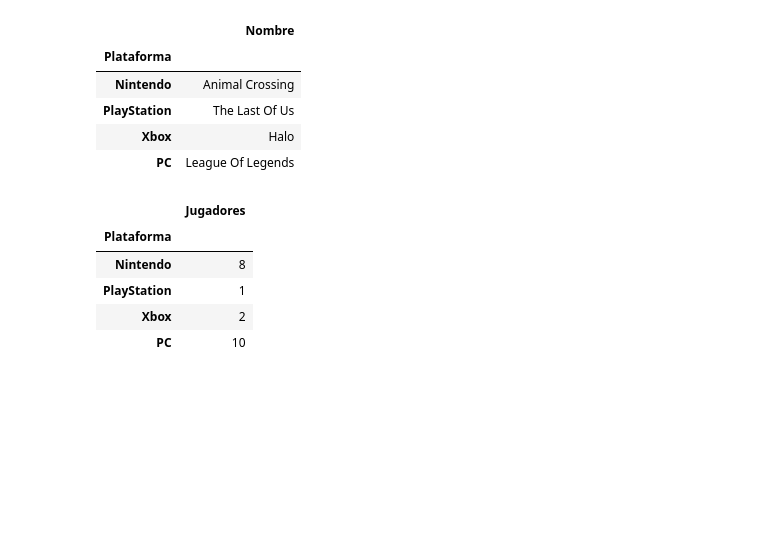
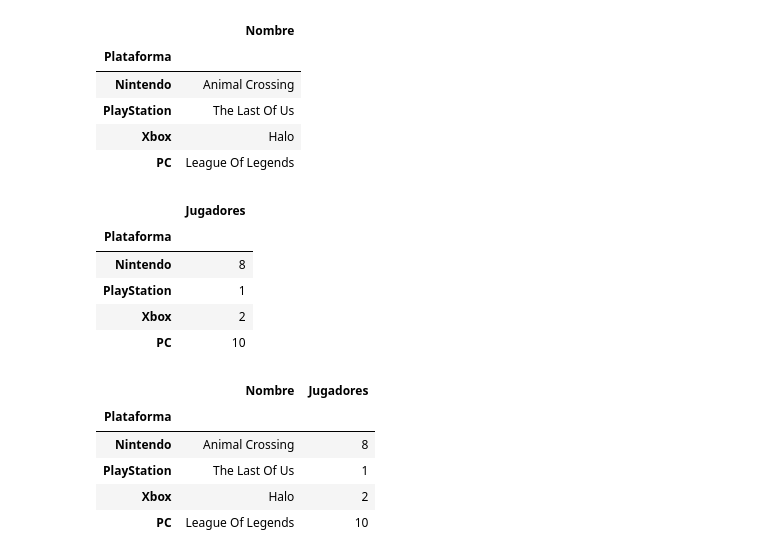
Before and after one commit to AlanDeltax/repositorio-prueba, a Jupyter notebook: PruebasPandas.ipynb, the cells around one changed output. Saved outputs shown, nothing was run; the diff lists cells and outputs as text; code cells hidden in the pictures; blank space fills up the shorter version.

```diff
--- a/PruebasPandas.ipynb
+++ b/PruebasPandas.ipynb
@@ -333,4 +333,13 @@ Juegos2
 | Xbox | 2 |
 | PC | 10 |
 # %%
-Juegos = pd.concat([Juegos1, Juegos2]), axis=1
+Juegos = pd.concat([Juegos1, Juegos2], axis=1)
+# %%
+Juegos
+# %% [output]
+|  | Nombre | Jugadores |
+| Plataforma |  |  |
+| Nintendo | Animal Crossing | 8 |
+| PlayStation | The Last Of Us | 1 |
+| Xbox | Halo | 2 |
+| PC | League Of Legends | 10 |
```
Also changed, not shown: parts of 3 cells of this notebook.
